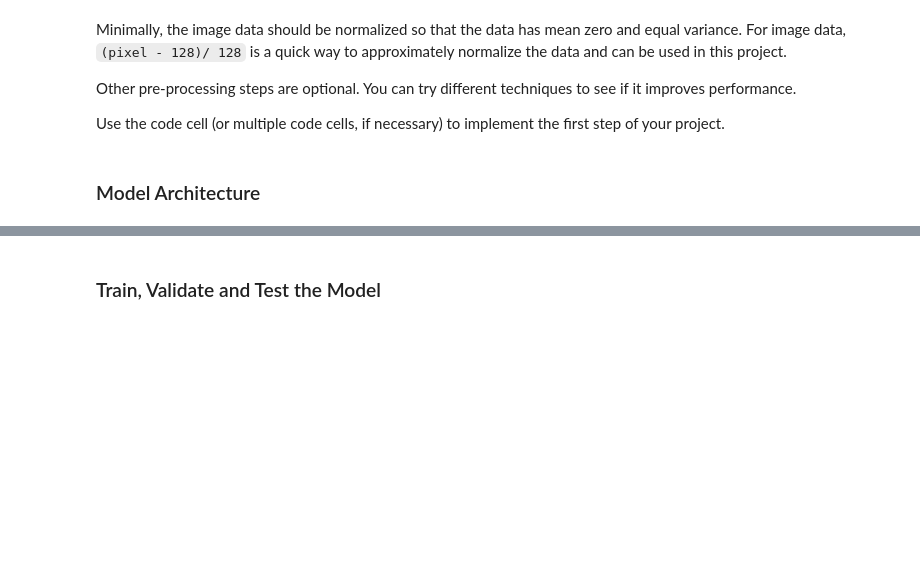
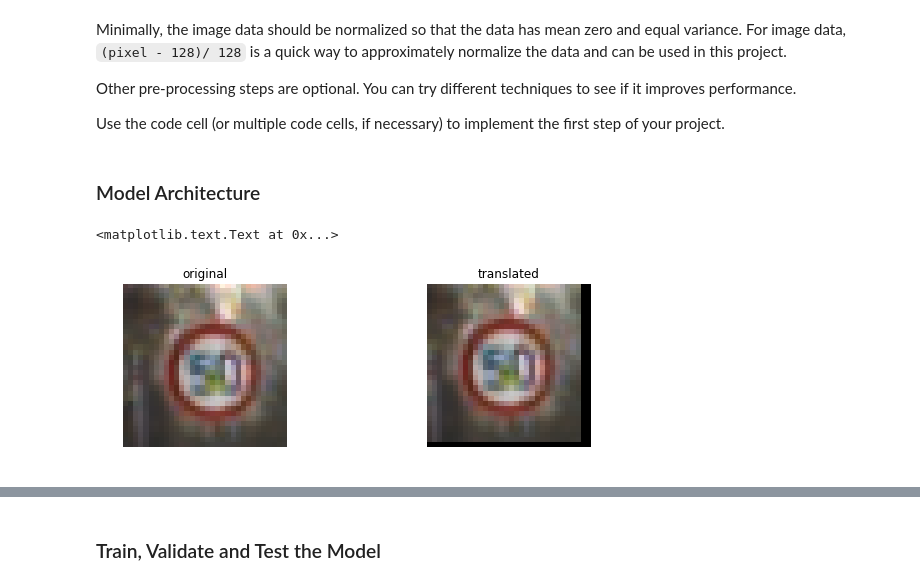
Before and after one commit to seanjahaupan/TrafficSignClassifier, a Jupyter notebook: Traffic_Sign_Classifier.ipynb, the cells around one changed output, grey strips where cells are left out. Saved outputs shown, nothing was run; the diff lists cells and outputs as text; code cells hidden in the pictures; blank space fills up the shorter version.

Commit message:
add fake data

```diff
--- a/Traffic_Sign_Classifier.ipynb
+++ b/Traffic_Sign_Classifier.ipynb
@@ -187,8 +198,7 @@ Use the code cell (or multiple code cells, if necessary) to implement the first
 ### Preprocess the data here. It is required to normalize the data. Other preprocessing steps could include
 ### converting to grayscale, etc.
 ### Feel free to use as many code cells as needed.
-from sklearn.utils import shuffle
-import cv2
+
 #shuffle code
 X_train, y_train = shuffle(X_train, y_train)
 
@@ -200,12 +210,12 @@ def normalize(data):
 
 def preprocess(data):
     #convert to float type first
-    data = data.astype('float32')
+    #data = data.astype('float32')
     #convert to grayscale
-    data = grayscale(data)
+    #data = grayscale(data)
     #print('grayscale')
     #print(data)
-    data = normalize(data)
+    #data = normalize(data)
     #print('normalize')
     #print(data)
 
@@ -219,0 +232,28 @@ X_validation = preprocess(X_validation)
+# %%
+#Random translate
+def random_translate(img):
+    rows = img.shape[0]
+    cols = img.shape[1]
+
+    px = 2
+    dx, dy = np.random.randint(-px,px,2)
+    M = np.float32([[1,0,dx],[0,1,dy]])
+    dst = cv2.warpAffine(img,M,(cols,rows))
+
+    #dst = dst[:,:,np.newaxis]
+    return dst
+
+test_img = X_train[0]
+test_dst = random_translate(test_img)
+
+fig, axs = plt.subplots(1,2, figsize =(10,3))
+axs[0].axis('off')
+axs[0].imshow(test_img.squeeze(), cmap='gray')
+axs[0].set_title('original')
+
+axs[1].axis('off')
+axs[1].imshow(test_dst.squeeze(), cmap='gray')
+axs[1].set_title('translated')
+# %% [output]
+<matplotlib.text.Text at 0x...>
+[figure, added]
```
Also changed, not shown: parts of 20 cells of this notebook.
